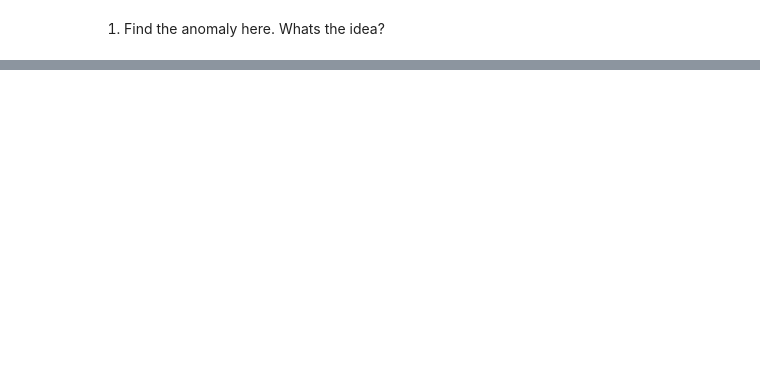
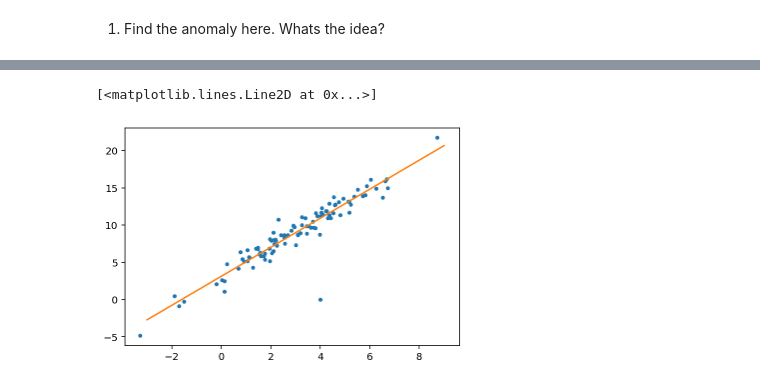
Before and after one commit to muic-pattern-rekt-2018/Exercise-Extra-Reliability-and-Anomaly, a Jupyter notebook: Anomaly Detection.ipynb, the cells around one changed output, grey strips where cells are left out. Saved outputs shown, nothing was run; the diff lists cells and outputs as text; code cells hidden in the pictures; blank space fills up the shorter version.

```diff
--- a/Anomaly Detection.ipynb
+++ b/Anomaly Detection.ipynb
@@ -38,0 +81,13 @@ plt.hist2d(xs, ys, bins=20);
+# %%
+w = np.polyfit(xs, ys, 1)
+
+
+
+plt.plot(xs, ys, '.');
+
+xxs= np.linspace(-3, 9, 100)
+yys = np.polyval(w, xxs)
+plt.plot(xxs, yys)
+# %% [output]
+[<matplotlib.lines.Line2D at 0x...>]
+[figure, added]
```
Also changed, not shown: parts of 14 cells of this notebook, 1 other file.
